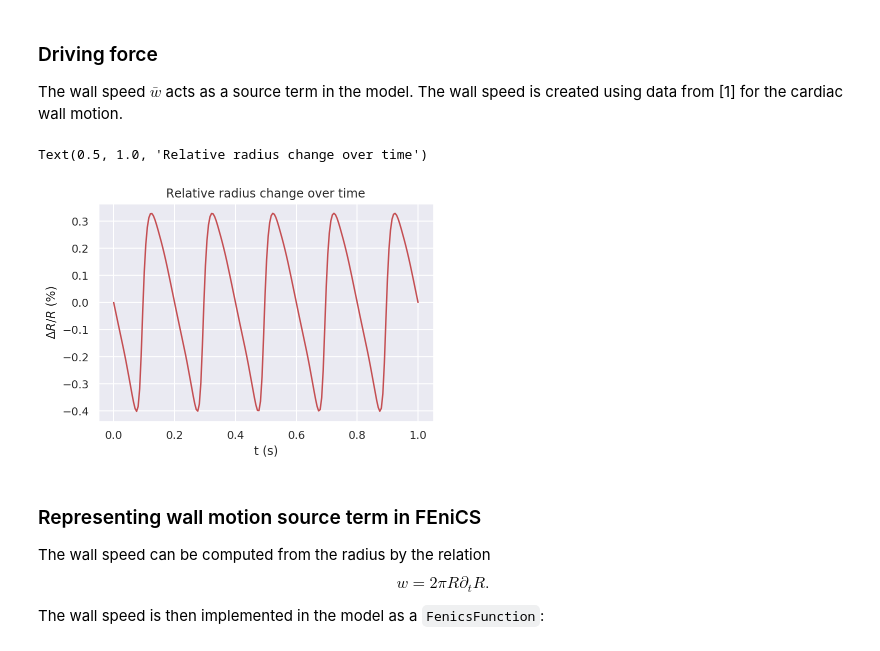
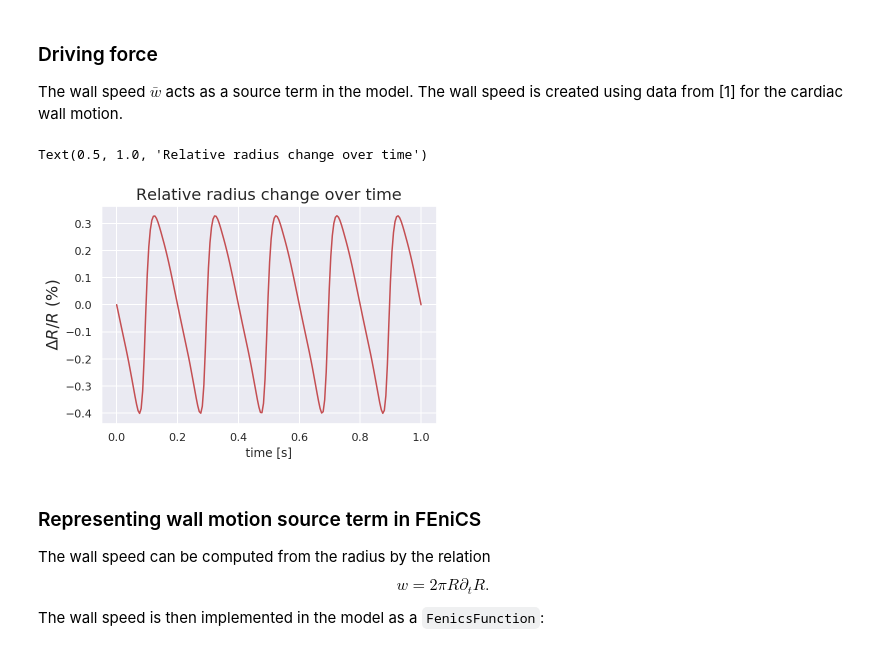
Before and after one commit to IngeborgGjerde/graphnics, a Jupyter notebook: demo/Pulsatile flow on a real vascular network.ipynb, the cells around one changed output. Cells and saved outputs as stored; diff of their text form; code cells hidden in the pictures.

```diff
--- a/demo/Pulsatile flow on a real vascular network.ipynb
+++ b/demo/Pulsatile flow on a real vascular network.ipynb
@@ -143,28 +145,28 @@ The wall speed $\bar{w}$ acts as a source term in the model. The wall speed is c
 # %%
 sns.set_theme(style='darkgrid')
 
 data_csv = loadtxt('../data/mestre_wall_motion/wall_motion.dat')
 x_data_refined, y_data_refined = data_csv
 fdata = sp_interpolate.interp1d(x_data_refined, y_data_refined)
 
 cycle_duration = 0.2
 
 def RelDeltaD(_t):
     # Data is given in percent for one cardiac cycle , x \in [0,1]
     return fdata((_t/cycle_duration)%1)*0.01
 
 def DeltaR(_t, R):
     return 0.5*R*RelDeltaD(_t)
 
 ts = np.linspace(0, 5*cycle_duration, 200)
 %matplotlib inline
 plt.plot(ts, RelDeltaD(ts)*100*0.5, 'r')
-plt.xlabel('t (s)')
-plt.ylabel('$\Delta R/R$ (%)')
-plt.title('Relative radius change over time')
+plt.xlabel('time [s]')
+plt.ylabel('$\Delta R/R$ (%)', fontsize=16)
+plt.title('Relative radius change over time', fontsize=16)
 # %% [output]
 Text(0.5, 1.0, 'Relative radius change over time')
-[figure, old version]
+[figure, new version]
 # %% [markdown]
 ### Representing wall motion source term in FEniCS
 
```
Also changed, not shown: parts of 5 cells of this notebook, 3 other files.
